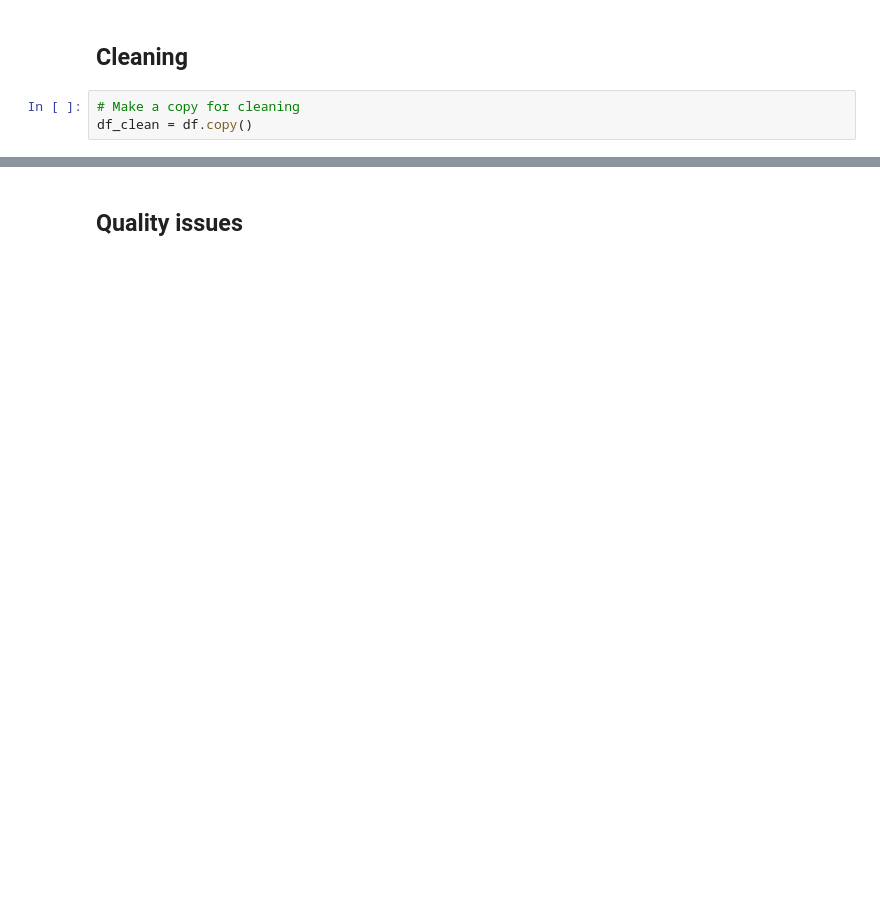
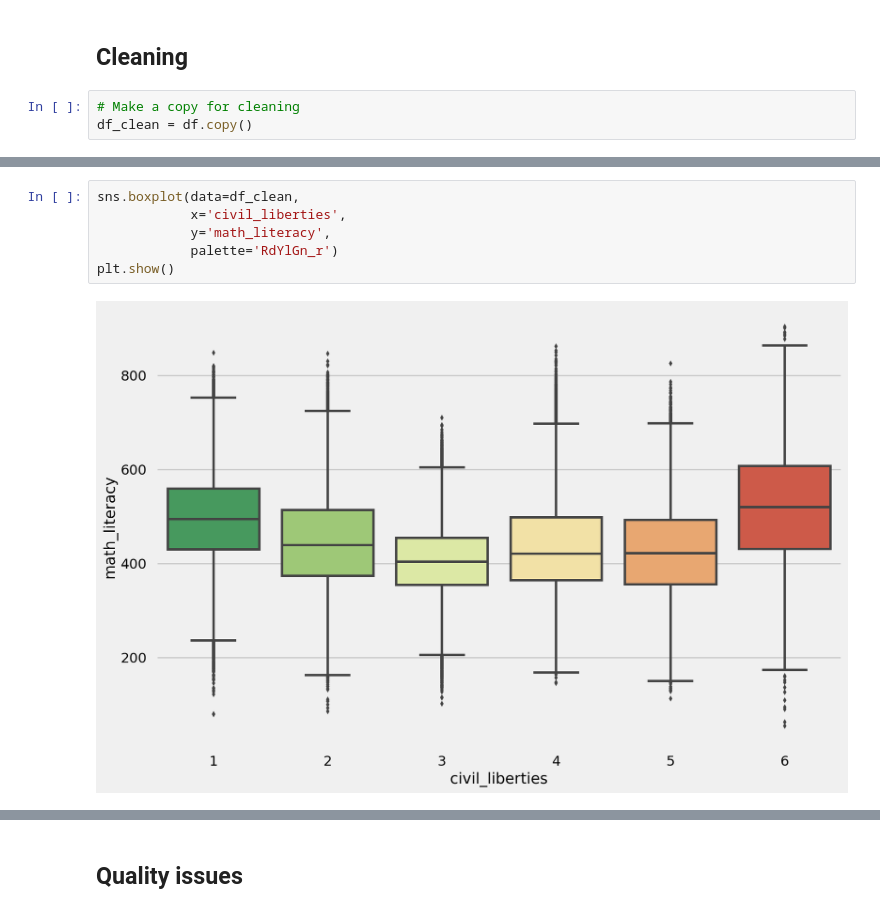
Before and after one commit to kennethn/data-analyst-nanodegree, a Jupyter notebook: 5_Communicate_Data_Findings/PISA_Data_Exploration.ipynb, the cells around one changed output, grey strips where cells are left out. Drawn from its saved outputs; the diff is of its cells as text; blank space fills up the shorter version.

```diff
--- a/5_Communicate_Data_Findings/PISA_Data_Exploration.ipynb
+++ b/5_Communicate_Data_Findings/PISA_Data_Exploration.ipynb
@@ -225,0 +158,8 @@ Name: CNT, dtype: int64
+# %%
+sns.boxplot(data=df_clean,
+            x='civil_liberties',
+            y='math_literacy',
+            palette='RdYlGn_r')
+plt.show()
+# %% [output]
+[figure, added]
```
Also changed, not shown: parts of 60 cells of this notebook, 7 other files.
